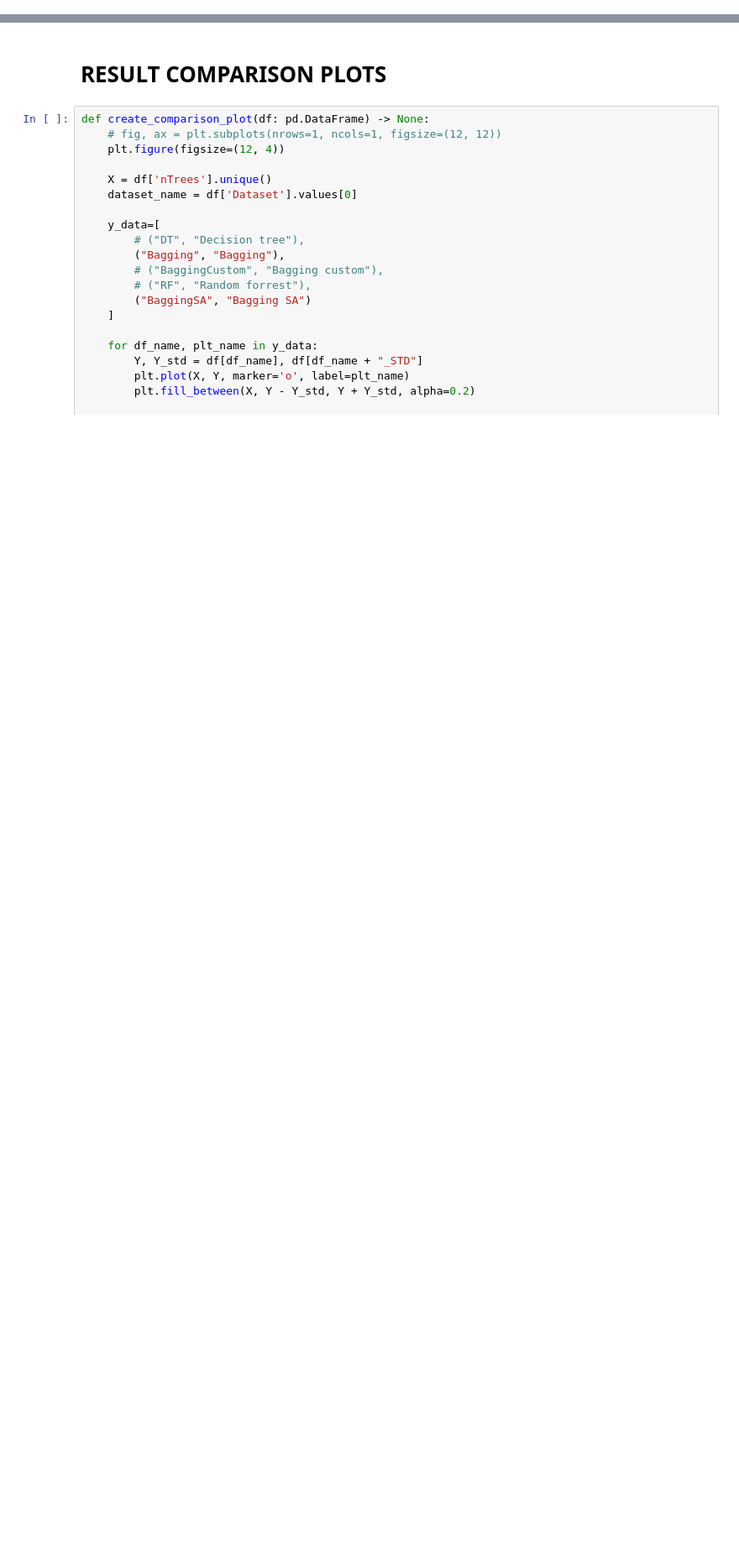
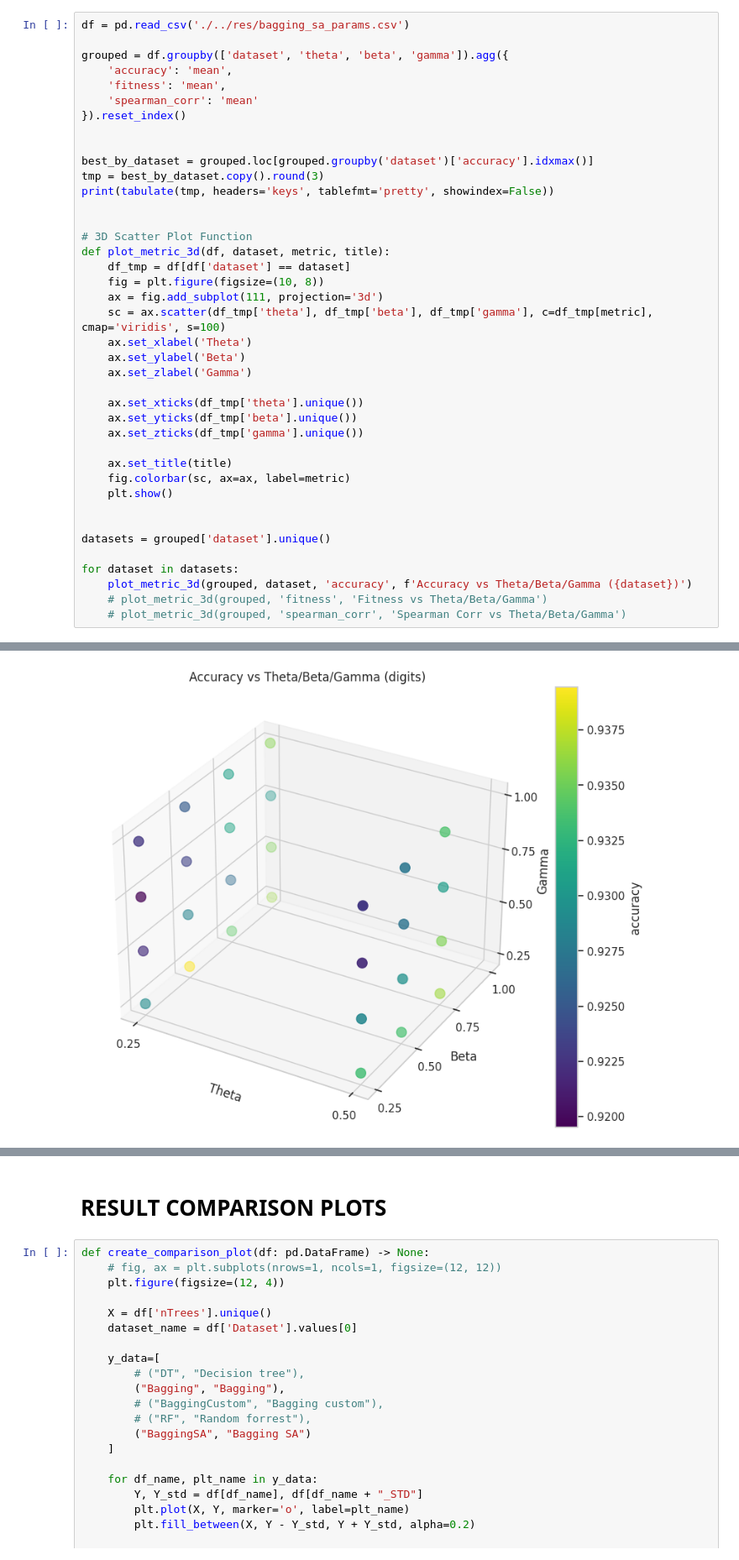
Before and after one commit to CenturionTheMan/SimulatedAnnealingBagging, a Jupyter notebook: src/article_plots.ipynb, the cells around one changed output, grey strips where cells are left out. Shown at 84% size. Saved outputs shown, nothing was run; the diff lists cells and outputs as text; blank space fills up the shorter version.

```diff
--- a/src/article_plots.ipynb
+++ b/src/article_plots.ipynb
@@ -106,0 +24,41 @@ for dataset in datasets:
+# %%
+df = pd.read_csv('./../res/bagging_sa_params.csv')
+
+grouped = df.groupby(['dataset', 'theta', 'beta', 'gamma']).agg({
+    'accuracy': 'mean',
+    'fitness': 'mean',
+    'spearman_corr': 'mean'
+}).reset_index()
+
+
+best_by_dataset = grouped.loc[grouped.groupby('dataset')['accuracy'].idxmax()]
+tmp = best_by_dataset.copy().round(3)
+print(tabulate(tmp, headers='keys', tablefmt='pretty', showindex=False))
+
+
+# 3D Scatter Plot Function
+def plot_metric_3d(df, dataset, metric, title):
+    df_tmp = df[df['dataset'] == dataset]
+    fig = plt.figure(figsize=(10, 8))
+    ax = fig.add_subplot(111, projection='3d')
+    sc = ax.scatter(df_tmp['theta'], df_tmp['beta'], df_tmp['gamma'], c=df_tmp[metric], cmap='viridis', s=100)
+    ax.set_xlabel('Theta')
+    ax.set_ylabel('Beta')
+    ax.set_zlabel('Gamma')
+
+    ax.set_xticks(df_tmp['theta'].unique())
+    ax.set_yticks(df_tmp['beta'].unique())
+    ax.set_zticks(df_tmp['gamma'].unique())
+
+    ax.set_title(title)
+    fig.colorbar(sc, ax=ax, label=metric)
+    plt.show()
+
+
+datasets = grouped['dataset'].unique()
+
+for dataset in datasets:
+    plot_metric_3d(grouped, dataset, 'accuracy', f'Accuracy vs Theta/Beta/Gamma ({dataset})')
+    # plot_metric_3d(grouped, 'fitness', 'Fitness vs Theta/Beta/Gamma')
+    # plot_metric_3d(grouped, 'spearman_corr', 'Spearman Corr vs Theta/Beta/Gamma')
+# %% [output]
@@ -106,0 +70 @@ for dataset in datasets:
+[figure, added]
```
Also changed, not shown: parts of 8 cells of this notebook, 4 other files.
